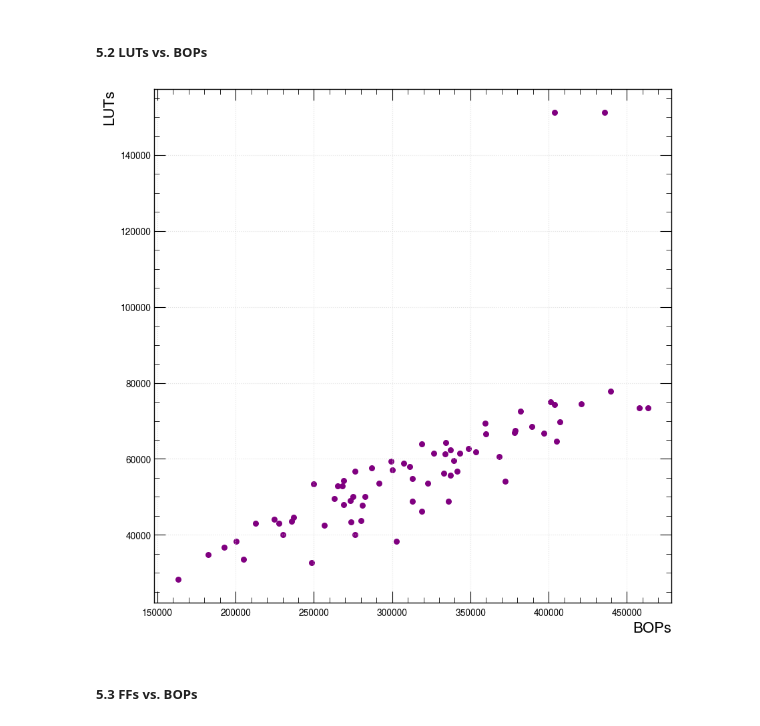
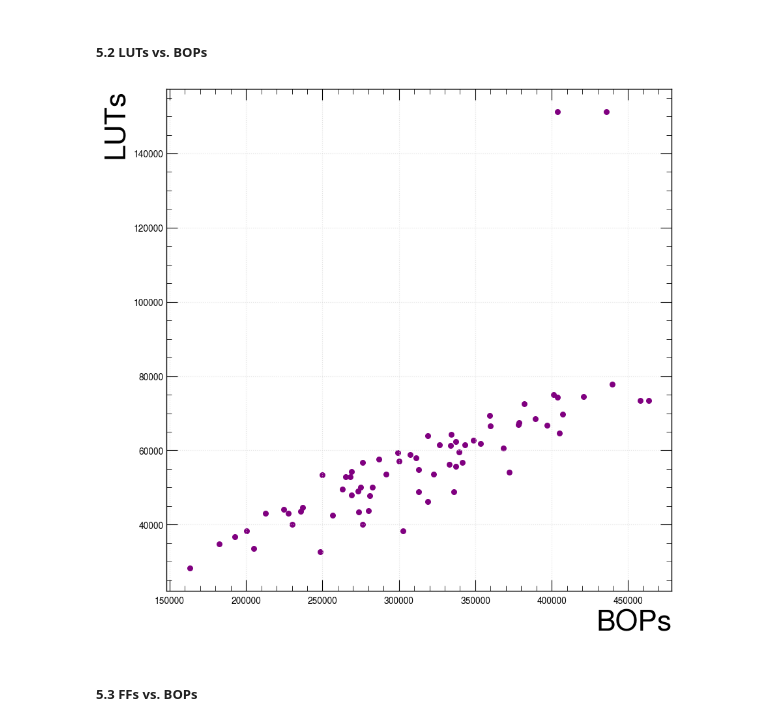
Before and after one commit to jicampos/hawq-hls4ml-figures, a Jupyter notebook: gen_figs.ipynb, the cells around one changed output. Drawn from its saved outputs; the diff is of its cells as text; code cells hidden in the pictures.

Commit message:
Update title and legend sizing

```diff
--- a/gen_figs.ipynb
+++ b/gen_figs.ipynb
@@ -9,7 +9,7 @@ import matplotlib.pyplot as plt
 import mplhep as hep
 hep.style.use(hep.style.ROOT)
 # %%
-df = pd.read_csv("data_v2.csv", index_col=0)
+df = pd.read_csv("data.csv", index_col=0)
 # %%
 # dir for all figures
 save_dir = 'figures/'
@@ -101,8 +101,7 @@ colors = ["tomato", "mediumseagreen", "cornflowerblue", "violet", "gold"]
 colors=["#DB4437", "#4285F4", "#F4B400", "#0F9D58", "purple"]
 # %%
 fig = plt.figure(figsize=(18, 8), linewidth=0)
-# fig = plt.figure(figsize=(18, 6), linewidth=0) # original
-syl = fig.supylabel("Accuracy", fontsize="x-large")
+syl = fig.supylabel("Accuracy", fontsize="xx-large")
 syl.set_x(0.09)
 
 # plotting parameters
@@ -114,8 +113,9 @@ xlim = [-0.5, 9.5]
 ylim = [73.5, 77.5]
 xticks = list(range(0, 10))
 
+plt.rcParams['legend.title_fontsize'] = 'x-large'
 
-# 1st subplot
+## 1st subplot
 ax = fig.add_subplot(121)
 ax.plot(d[1], '--.', label='Nominal', linewidth=linewidth, color=colors[0])
 ax.plot(d[2], '--.', label='L1', linewidth=linewidth, color=colors[1])
@@ -123,19 +123,17 @@ ax.plot(d[3], '--.', label='BN', linewidth=linewidth, color=colors[2])
 ax.plot(d[4], '--.', label='L1+BN', linewidth=linewidth, color=colors[3])
 ax.hlines(y=77.12, xmin=xlim[0], xmax=xlim[1], label="Baseline", linestyle="--", linewidth=linewidth, color="black")
 
-# ax.set_title('Uniform Input')
 ax.set_xlim(xlim)
 ax.set_ylim(ylim)
 ax.set_xticks(xticks)
 ax.set_xticklabels(text_labels, fontsize=16, rotation=rotation)
 
 ax.grid(color=grid_color)
-ax.legend(loc=loc, title='Uniform Input')
+ax.legend(loc=loc, title='Uniform Input', prop={'size': 18}, fontsize="x-large")
 
 
-# 2nd subplot
+## 2nd subplot
 ax2 = fig.add_subplot(122)
-# ax2 = fig.add_axes([0, 0, 1, 1])
 ax2.plot(f[1], '--.', label='Nominal', linewidth=linewidth, color=colors[0])
 ax2.plot(f[2], '--.', label='L1', linewidth=linewidth, color=colors[1])
 ax2.plot(f[3], '--.', label='BN', linewidth=linewidth, color=colors[2])
@@ -148,9 +146,7 @@ ax2.set_xticks(xticks)
 ax2.set_xticklabels(text_labels, fontsize=16, rotation=rotation)  # https://stackabuse.com/rotate-axis-labels-in-matplotlib/
 
 ax2.grid(color=grid_color)
-ax2.legend(loc=loc, title='Fixed INT16 Input')
-# ax2.set_xlabel("Bit Configuration", fontsize=16)
-# ax2.set_ylabel("Accuracy", fontsize=16)
+ax2.legend(loc=loc, title='Fixed INT16 Input', prop={'size': 18}, fontsize="x-large")
 
 plt.savefig('figures/uniform-extended.pdf')
 # %% [output]
@@ -262,19 +257,21 @@ tmp.loc[tmp["ILP"] == 1]
 | 388 | w8a11_w5a8_w5a8_w5a8 | 0.768033 | 343290.901412 | 18.067897 | 0.506762 | 1.031227 | 8 | 5 | 5 | 5 | 1 | ... |
 # %% [markdown]
 ##### 5.2 LUTs vs. BOPs
+# %%
+fontsize = 32
 # %%
 fig = plt.figure()
 plt.scatter(tmp["BOPs"], tmp["LUT"], s=30.0, color=cols[0], alpha=1.0)
 
-plt.ylabel('LUTs', fontsize=16)
-plt.xlabel('BOPs', fontsize=16)
+plt.ylabel('LUTs', fontsize=fontsize)
+plt.xlabel('BOPs', fontsize=fontsize)
 plt.grid(color=grid_color)
 
 plt.savefig('figures/luts-vs-bops.pdf')
 
 plt.show()
 # %% [output]
-[figure, old version]
+[figure, new version]
 # %% [markdown]
 ##### 5.3 FFs vs. BOPs
 # %%
```
Also changed, not shown: parts of 6 cells of this notebook.
